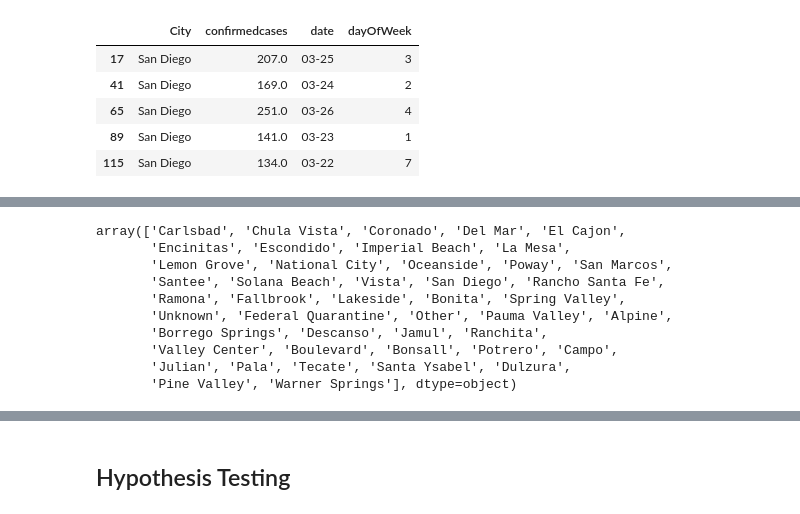
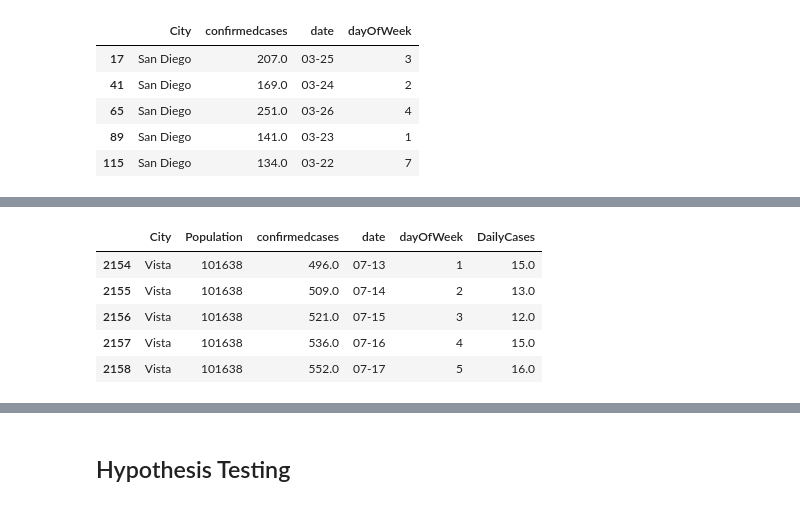
Before and after one commit to waychang626/Summer-2020-Projects-, a Jupyter notebook: COVID19-Project/COVID_SD.ipynb, the cells around one changed output, grey strips where cells are left out. Cells and saved outputs as stored; diff of their text form; code cells hidden in the pictures.

```diff
--- a/COVID19-Project/COVID_SD.ipynb
+++ b/COVID19-Project/COVID_SD.ipynb
@@ -214,13 +182,5 @@ Text(0.5, 0, 'Day of Week')
 # %%
-df_covid['City'].unique()
+#df_covid['City'].unique()
-# %% [output]
-array(['Carlsbad', 'Chula Vista', 'Coronado', 'Del Mar', 'El Cajon',
-       'Encinitas', 'Escondido', 'Imperial Beach', 'La Mesa',
-       'Lemon Grove', 'National City', 'Oceanside', 'Poway', 'San Marcos',
-       'Santee', 'Solana Beach', 'Vista', 'San Diego', 'Rancho Santa Fe',
-       'Ramona', 'Fallbrook', 'Lakeside', 'Bonita', 'Spring Valley',
-       'Unknown', 'Federal Quarantine', 'Other', 'Pauma Valley', 'Alpine',
-       'Borrego Springs', 'Descanso', 'Jamul', 'Ranchita',
-       'Valley Center', 'Boulevard', 'Bonsall', 'Potrero', 'Campo',
-       'Julian', 'Pala', 'Tecate', 'Santa Ysabel', 'Dulzura',
-       'Pine Valley', 'Warner Springs'], dtype=object)
+# %%
+df_population = df_population[['NAME', 'POPESTIMATE2019']]
+df_population.columns = ['City', 'Population']
@@ -226,0 +209,21 @@ array(['Carlsbad', 'Chula Vista', 'Coronado', 'Del Mar', 'El Cajon',
+# %%
+##forloop to get the dailycases per city
+daily = []
+for c in list(cities):
+    #print(c)
+    df_temp = df_covid_pop.loc[df_covid_pop['City'] == c, :]
+    diff = df_temp['confirmedcases'] - df_temp['confirmedcases'].shift(1)
+    #print(len(diff))
+    daily.append(list(diff))
+
+daily = list(chain.from_iterable(daily))
+df_covid_pop['DailyCases'] = daily
+
+df_covid_pop.tail()
+# %% [output]
+|  | City | Population | confirmedcases | date | dayOfWeek | DailyCases |
+| 2154 | Vista | 101638 | 496.0 | 07-13 | 1 | 15.0 |
+| 2155 | Vista | 101638 | 509.0 | 07-14 | 2 | 13.0 |
+| 2156 | Vista | 101638 | 521.0 | 07-15 | 3 | 12.0 |
+| 2157 | Vista | 101638 | 536.0 | 07-16 | 4 | 15.0 |
+| 2158 | Vista | 101638 | 552.0 | 07-17 | 5 | 16.0 |
```
Also changed, not shown: parts of 25 cells of this notebook, 3 other files.
